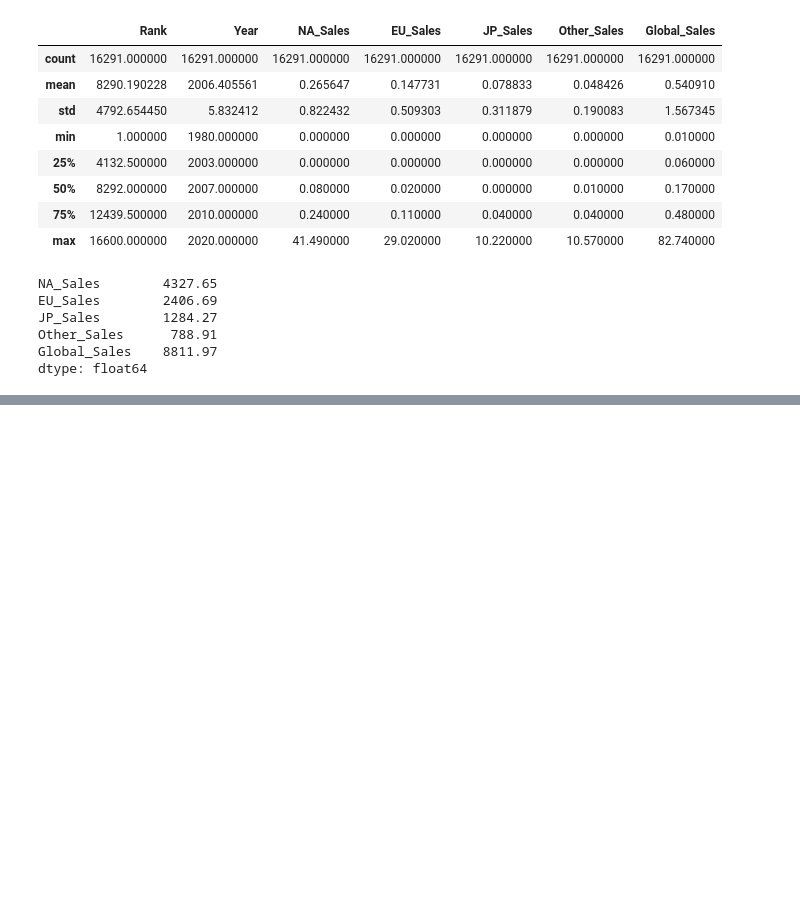
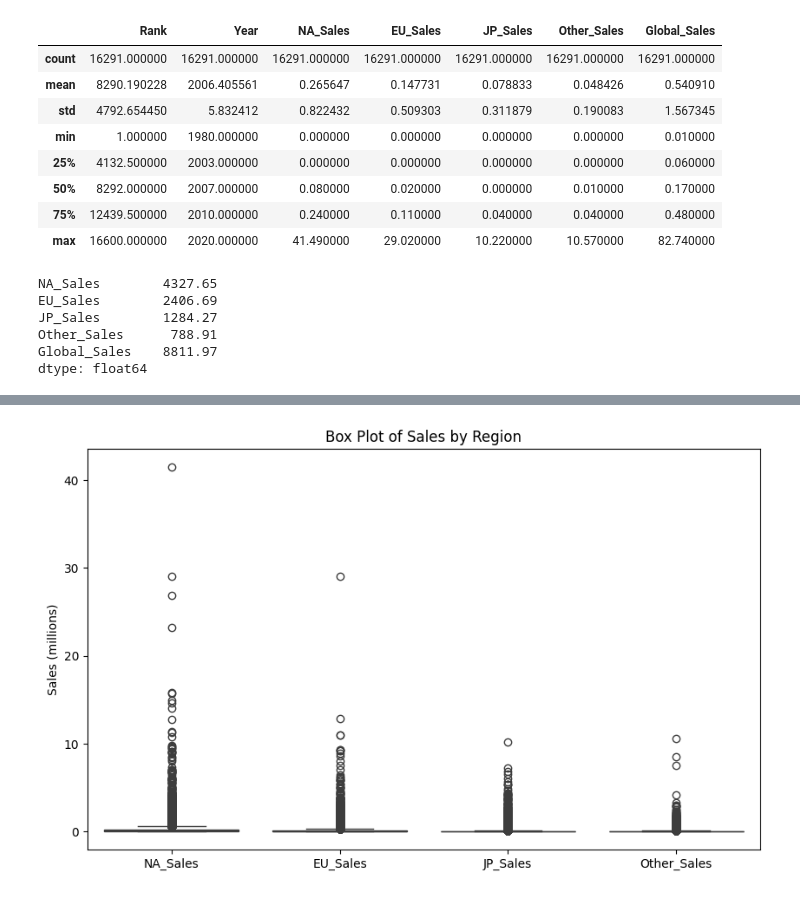
Before and after one commit to Muhammad-Nawaz/Week_4_Project, a Jupyter notebook: Video_Game_Sales.ipynb, the cells around one changed output, grey strips where cells are left out. Cells and saved outputs as stored; diff of their text form; code cells hidden in the pictures; blank space fills up the shorter version.

```diff
--- a/Video_Game_Sales.ipynb
+++ b/Video_Game_Sales.ipynb
@@ -110,0 +123,8 @@ dtype: float64
+# %%
+plt.figure(figsize=(10, 6))
+sns.boxplot(data=vgsales_cleaned[['NA_Sales', 'EU_Sales', 'JP_Sales', 'Other_Sales']])
+plt.ylabel('Sales (millions)')
+plt.title('Box Plot of Sales by Region')
+plt.show()
+# %% [output]
+[figure, added]
```
Also changed, not shown: parts of 8 cells of this notebook.
